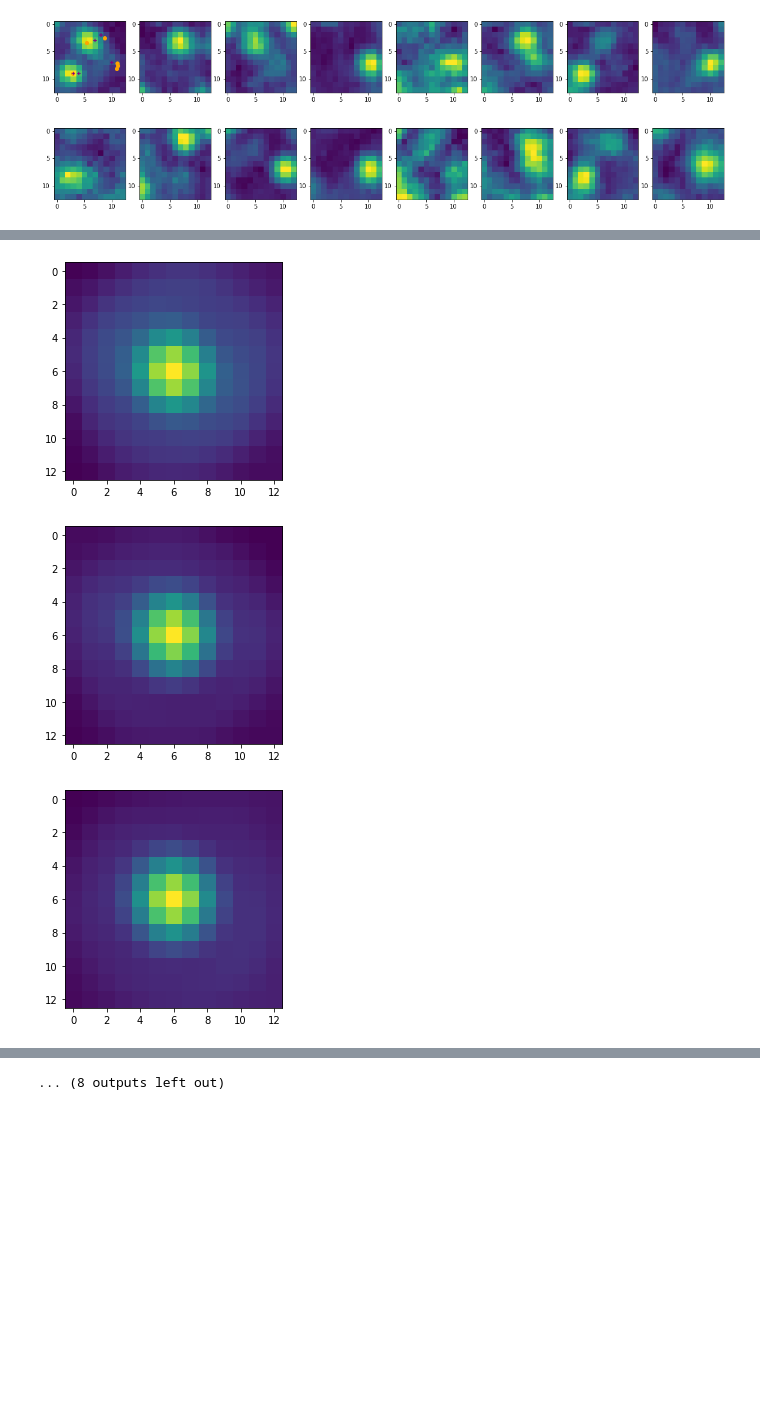
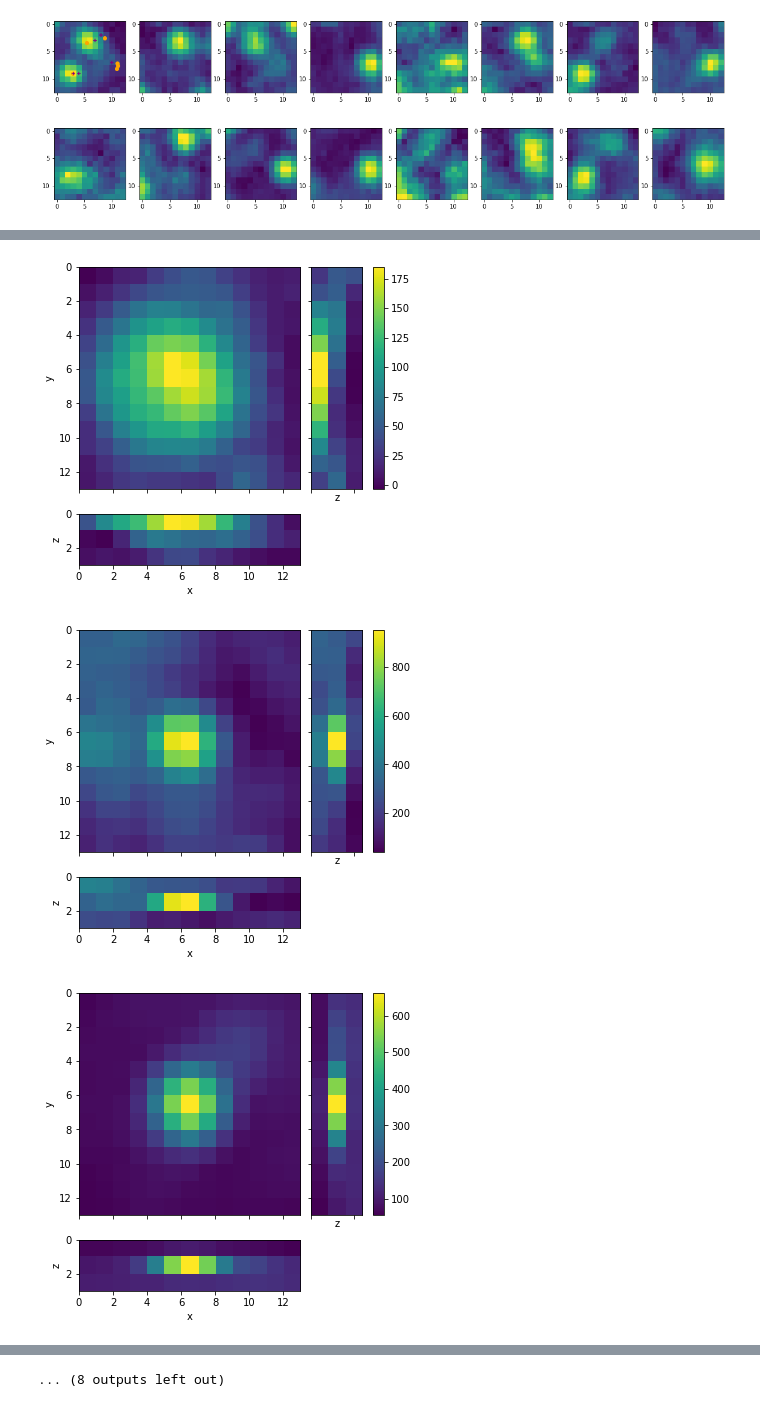
Before and after one commit to TuragaLab/decode_fish, a Jupyter notebook: figures/MERFISH_eval_MOp.ipynb, the cells around one changed output, grey strips where cells are left out. Drawn from its saved outputs; the diff is of its cells as text; code cells hidden in the pictures; blank space fills up the shorter version.

Commit message:
reintroduce per-channel intensities, for better reconstruction and therefore PSF learning

```diff
--- a/figures/MERFISH_eval_MOp.ipynb
+++ b/figures/MERFISH_eval_MOp.ipynb
@@ -399,10 +276,16 @@ img_stack = load_tiff_image('/groups/turaga/home/speisera/Mackebox/Artur/WorkDB/
+# %%
+from decode_fish.funcs.dataset import GaussianSmoothing
+filt = GaussianSmoothing(11, device='cpu')
+img_filt = filt(img_stack)
+img_stack -= img_filt
+# %%
+res_df = df_dict['dec_enabled:Truexint_inf:per_channelxchannel_shifts:Truexchannel_facs:Truexn_foci_avg:1xseed:2'].nsmallest(10000, 'comb_sig')
 # %%
-def extract_roi(beads: torch.Tensor, coordinates: torch.Tensor, size_xy: int=5, size_z: int=10):
+def extract_roi(beads: torch.Tensor, coordinates, size_xy=5, size_z=10):
     res = []
-    tot_size = torch.Size([1, 16, size_xy*2+1, size_xy*2+1])
 
     x, y, z = coordinates
-    crop = np.s_[:,:, int(y-size_xy): int(y+size_xy+1), int(x-size_xy): int(x+size_xy+1)]
+    crop = np.s_[:,z-1:z+2, int(y-size_xy): int(y+size_xy+1), int(x-size_xy): int(x+size_xy+1)]
     single_bead = beads[crop]
 
     return single_bead, crop
@@ -425,9 +292,11 @@ res_sub['z'].max()
 # %%
 z_vols = [[] for _ in range(20)]
 # %%
-sub = res_sub.nsmallest(10000, 'comb_sig')
-for i in tqdm(range(len(sub))):
-    b_loc = nm_to_px(sub.iloc[i])
-    vol, crop = extract_roi(img_stack[None], torch.IntTensor(np.array(b_loc.loc[['x','y','z']].values, dtype='float32')), 6, 8)
-    volm = cpu(vol[0,code_ref[b_loc['code_inds']].nonzero()[0]].sum(0))
-    z_vols[int((b_loc['z']+0.5)*10)].append(volm/volm.max())
+for i in tqdm(range(len(res_df))):
+    b_loc = nm_to_px(res_df.iloc[i])
+    vol, crop = extract_roi(img_stack, torch.IntTensor(np.array(b_loc.loc[['x','y','z']].values, dtype='float32')), 6, 8)
+    if vol.shape == torch.Size([22, 3, 13, 13]):
+        volm = cpu(vol[code_ref[b_loc['code_inds']].nonzero()[0]])
+        ints = b_loc[['int_0','int_1','int_2','int_3']].values.astype('float32')
+        volm /= ints[:,None,None,None]
+        z_vols[int(b_loc['zm']/5)].append(volm)
@@ -444,9 +309,9 @@ plt.hist(res_sub['z'])
 # %%
 for i in range(len(z_vols)):
-    mvol = np.stack(z_vols[i]).mean(0)
-    plt.imshow(mvol)
+    mvol = np.stack(z_vols[i]).mean(0).mean(0)
+    plot_3d_projections(mvol, size=4)
     plt.show()
 # %% [output]
-[figure, old version]
+[figure, new version]
-[figure, old version]
+[figure, new version]
-[figure, old version]
+[figure, new version]
```
Also changed, not shown: parts of 71 cells of this notebook, 28 other files.
